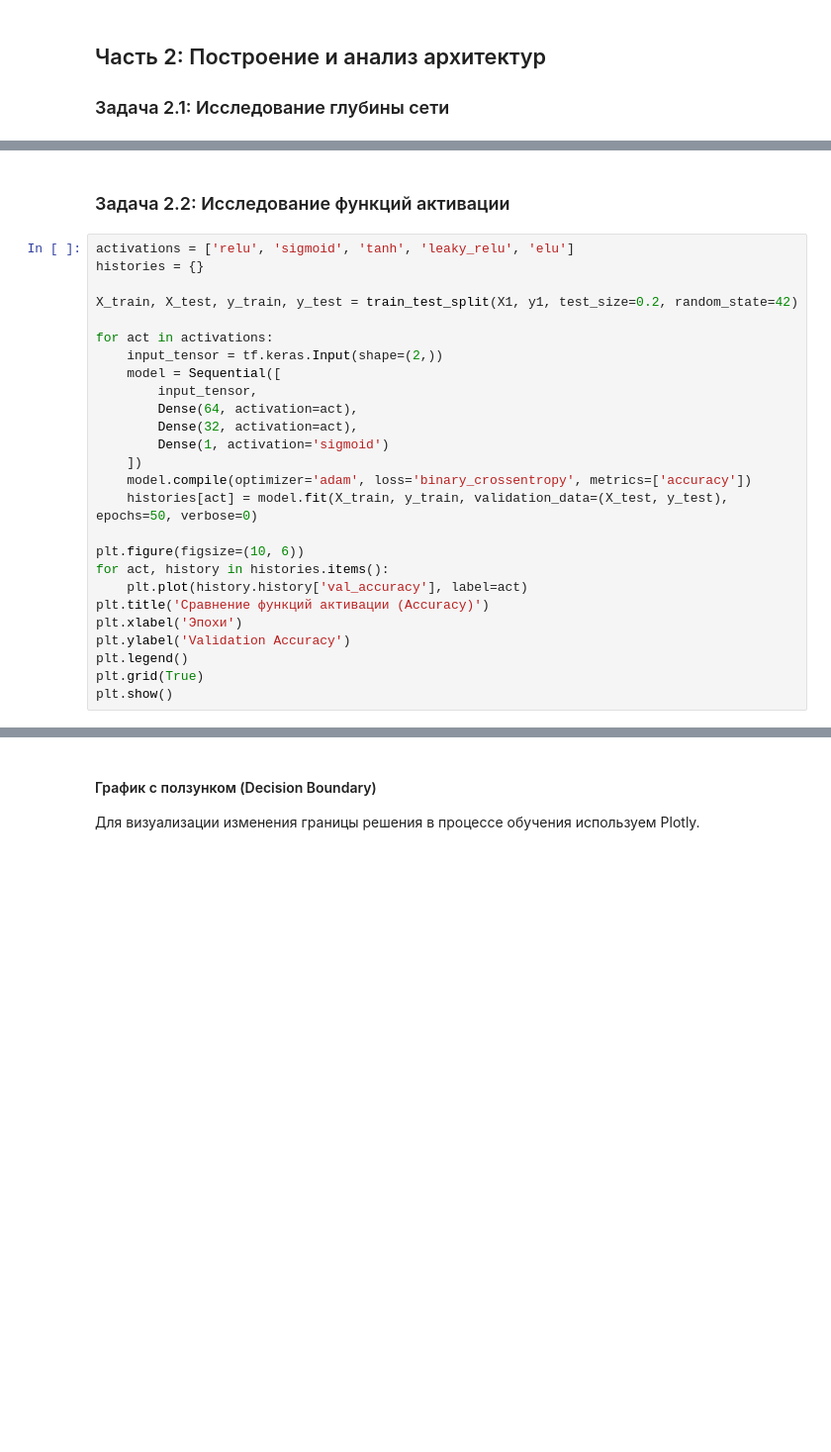
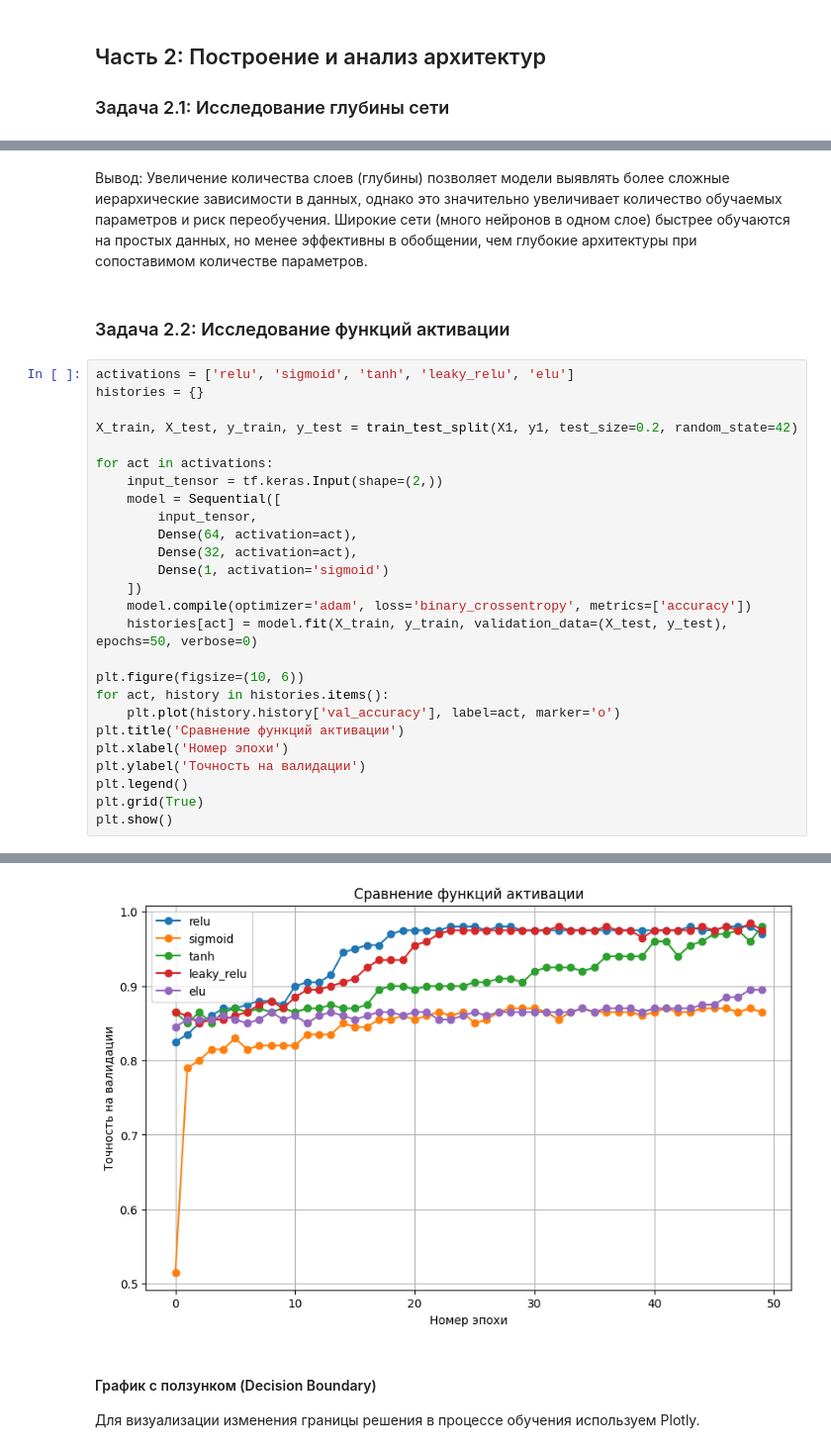
Before and after one commit to Exemtik/BasicMachineLearning, a Jupyter notebook: lab_2.ipynb, the cells around one changed output, grey strips where cells are left out. Shown at 99% size. Drawn from its saved outputs; the diff is of its cells as text; blank space fills up the shorter version.

```diff
--- a/lab_2.ipynb
+++ b/lab_2.ipynb
@@ -131,6 +129,8 @@ Model: "sequential_1"
  Trainable params: 2,817 (11.00 KB)
  Non-trainable params: 0 (0.00 B)
 ... (13 outputs left out)
+# %% [markdown]
+Вывод:  Увеличение количества слоев (глубины) позволяет модели выявлять более сложные иерархические зависимости в данных, однако это значительно увеличивает количество обучаемых параметров и риск переобучения. Широкие сети (много нейронов в одном слое) быстрее обучаются на простых данных, но менее эффективны в обобщении, чем глубокие архитектуры при сопоставимом количестве параметров.
 # %% [markdown]
 ### Задача 2.2: Исследование функций активации
 # %%
@@ -152,10 +152,10 @@ for act in activations:
 
 plt.figure(figsize=(10, 6))
 for act, history in histories.items():
-    plt.plot(history.history['val_accuracy'], label=act)
-plt.title('Сравнение функций активации (Accuracy)')
-plt.xlabel('Эпохи')
-plt.ylabel('Validation Accuracy')
+    plt.plot(history.history['val_accuracy'], label=act, marker='o')
+plt.title('Сравнение функций активации')
+plt.xlabel('Номер эпохи')
+plt.ylabel('Точность на валидации')
 plt.legend()
 plt.grid(True)
 plt.show()
@@ -164,3 +163,4 @@ WARNING:tensorflow:TensorFlow GPU support is not available on native Windows for
+[figure, added]
 # %% [markdown]
 #### График с ползунком (Decision Boundary)
 Для визуализации изменения границы решения в процессе обучения используем Plotly.
```
Also changed, not shown: parts of 16 cells of this notebook, 1 other file.
